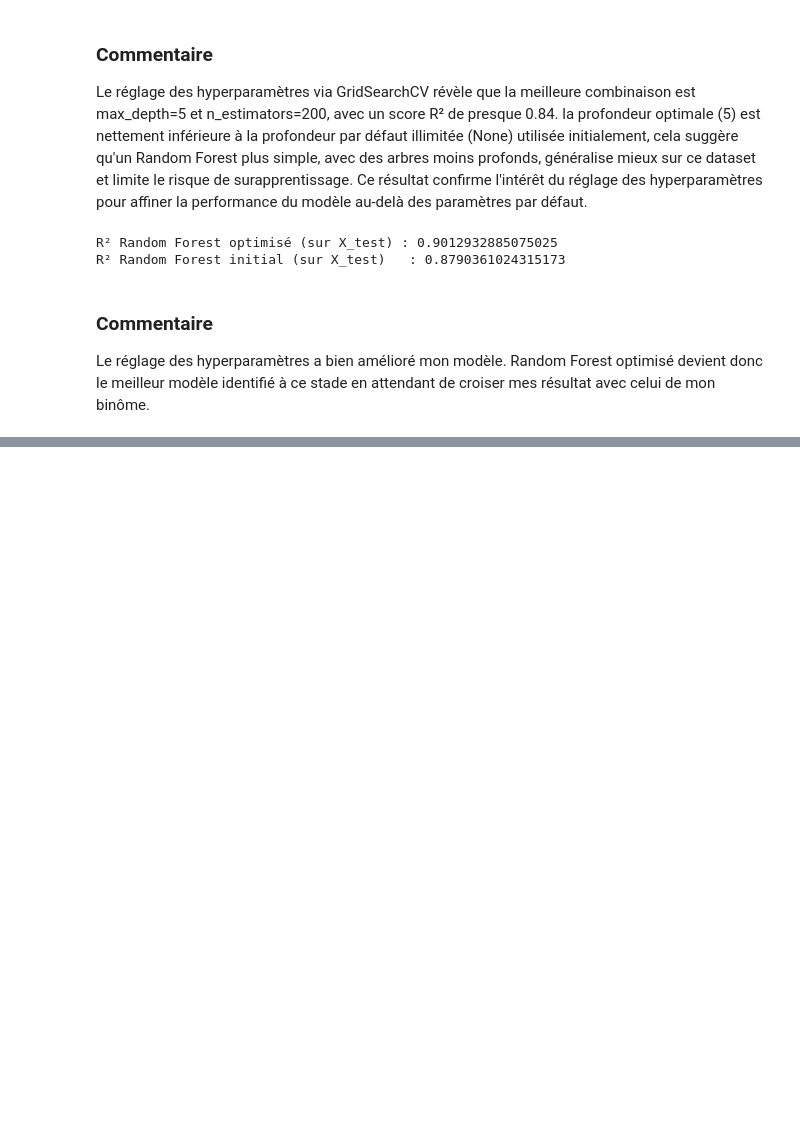
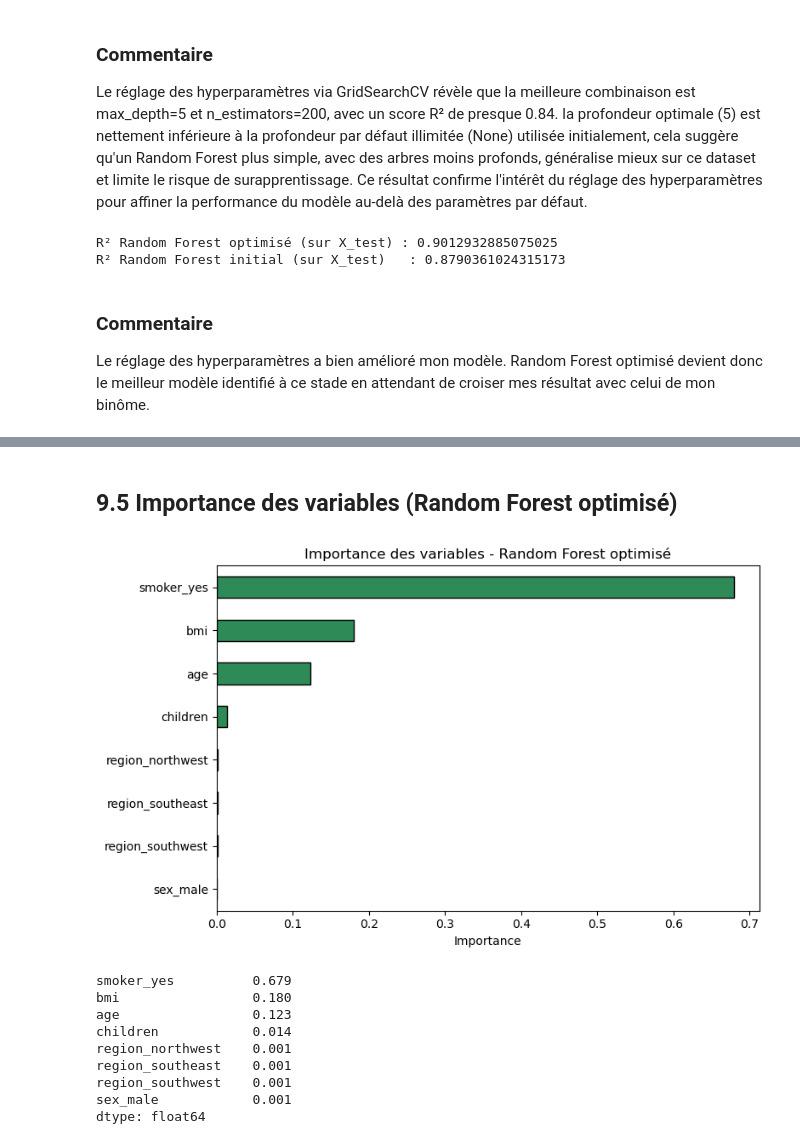
Before and after one commit to Zohair69/insurance_health_prediction, a Jupyter notebook: assurance_Zohair_Brice.ipynb, the cells around one changed output, grey strips where cells are left out. Drawn from its saved outputs; the diff is of its cells as text; code cells hidden in the pictures; blank space fills up the shorter version.

```diff
--- a/assurance-Zohair_Brice.ipynb
+++ b/assurance_Zohair_Brice.ipynb
@@ -312,0 +602,24 @@ Le réglage des hyperparamètres a bien amélioré mon modèle. Random Forest op
+# %% [markdown]
+## 9.5 Importance des variables (Random Forest optimisé)
+# %%
+importances = pd.Series(rf_optimise.feature_importances_, index=X.columns).sort_values()
+
+plt.figure(figsize=(8, 5))
+importances.plot(kind='barh', color='seagreen', edgecolor='black')
+plt.title("Importance des variables - Random Forest optimisé")
+plt.xlabel("Importance")
+plt.tight_layout()
+plt.show()
+
+importances.sort_values(ascending=False).round(3)
+# %% [output]
+[figure, added]
+smoker_yes          0.679
+bmi                 0.180
+age                 0.123
+children            0.014
+region_northwest    0.001
+region_southeast    0.001
+region_southwest    0.001
+sex_male            0.001
+dtype: float64
```
Also changed, not shown: parts of 39 cells of this notebook, 5 other files.
